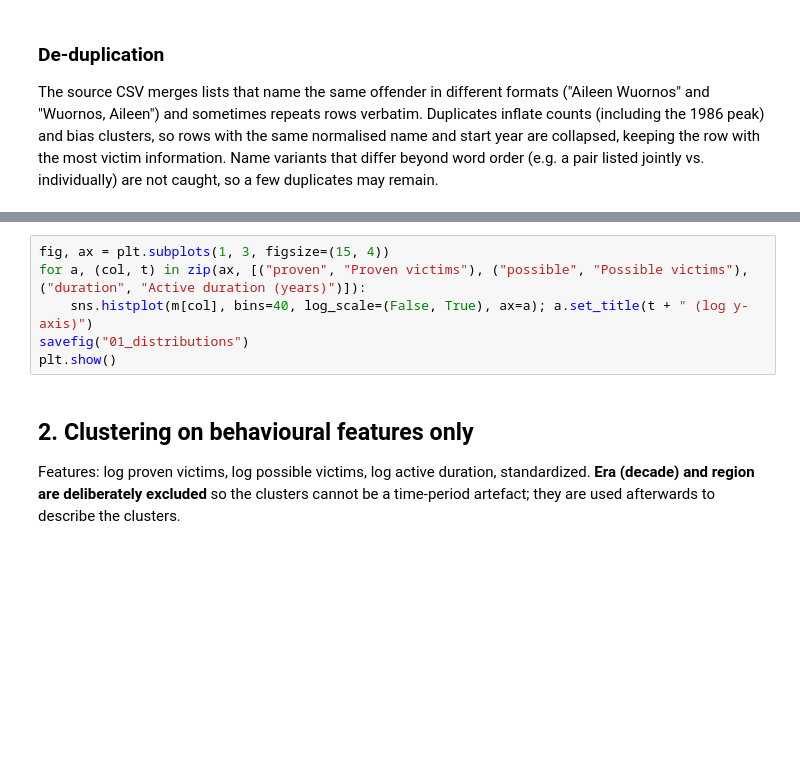
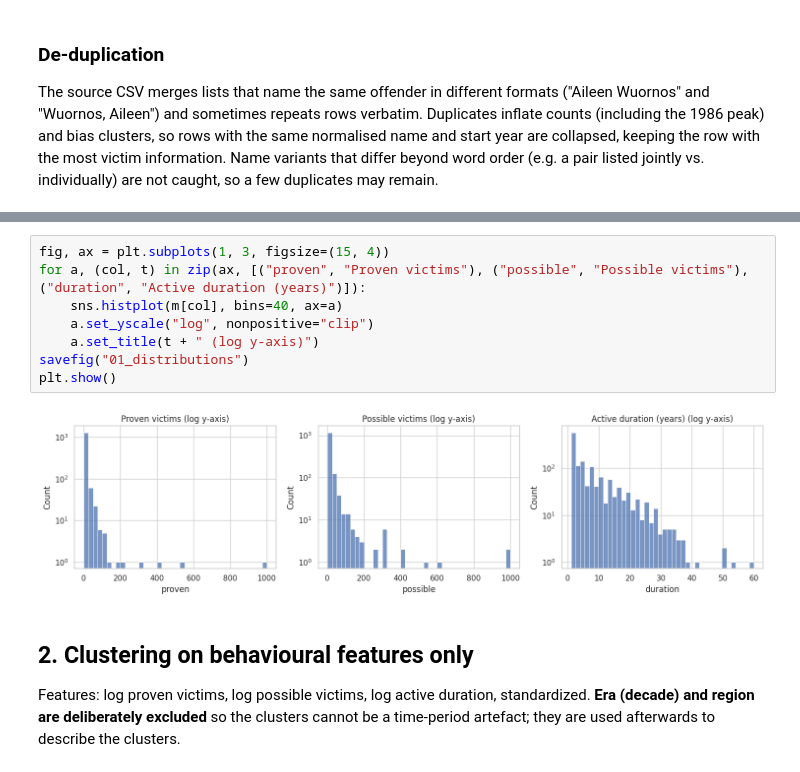
Before and after one commit to SumaitaMahdiat/Serial_Killer_Typology, a Jupyter notebook: notebooks/Serial_Killer_Typology_Clustering_v2.ipynb, the cells around one changed output, grey strips where cells are left out. Drawn from its saved outputs; the diff is of its cells as text; blank space fills up the shorter version.

```diff
--- a/notebooks/Serial_Killer_Typology_Clustering_v2.ipynb
+++ b/notebooks/Serial_Killer_Typology_Clustering_v2.ipynb
@@ -159,9 +196,13 @@ SUMMARY.update(n_raw=int(len(raw)), n_model=int(len(m)))
 # %%
 fig, ax = plt.subplots(1, 3, figsize=(15, 4))
 for a, (col, t) in zip(ax, [("proven", "Proven victims"), ("possible", "Possible victims"), ("duration", "Active duration (years)")]):
-    sns.histplot(m[col], bins=40, log_scale=(False, True), ax=a); a.set_title(t + " (log y-axis)")
+    sns.histplot(m[col], bins=40, ax=a)
+    a.set_yscale("log", nonpositive="clip")
+    a.set_title(t + " (log y-axis)")
 savefig("01_distributions")
 plt.show()
+# %% [output]
+[figure, added]
 # %% [markdown]
 ## 2. Clustering on behavioural features only
 
```
Also changed, not shown: parts of 19 cells of this notebook.
